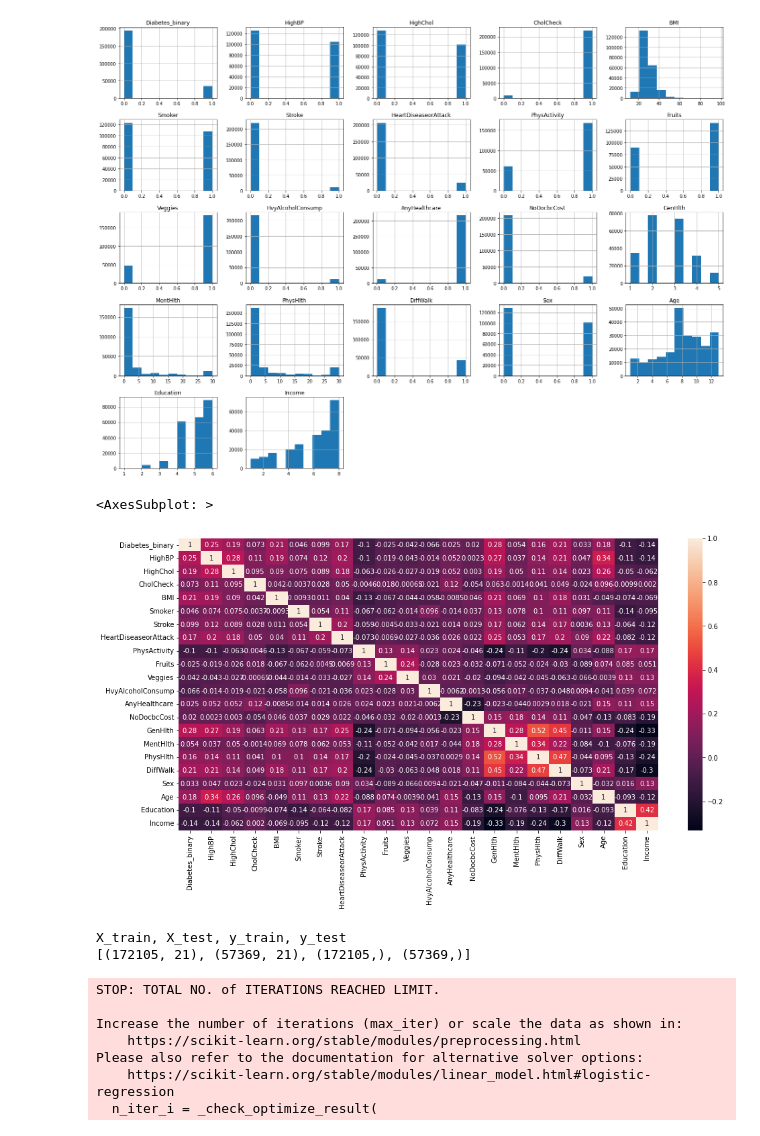
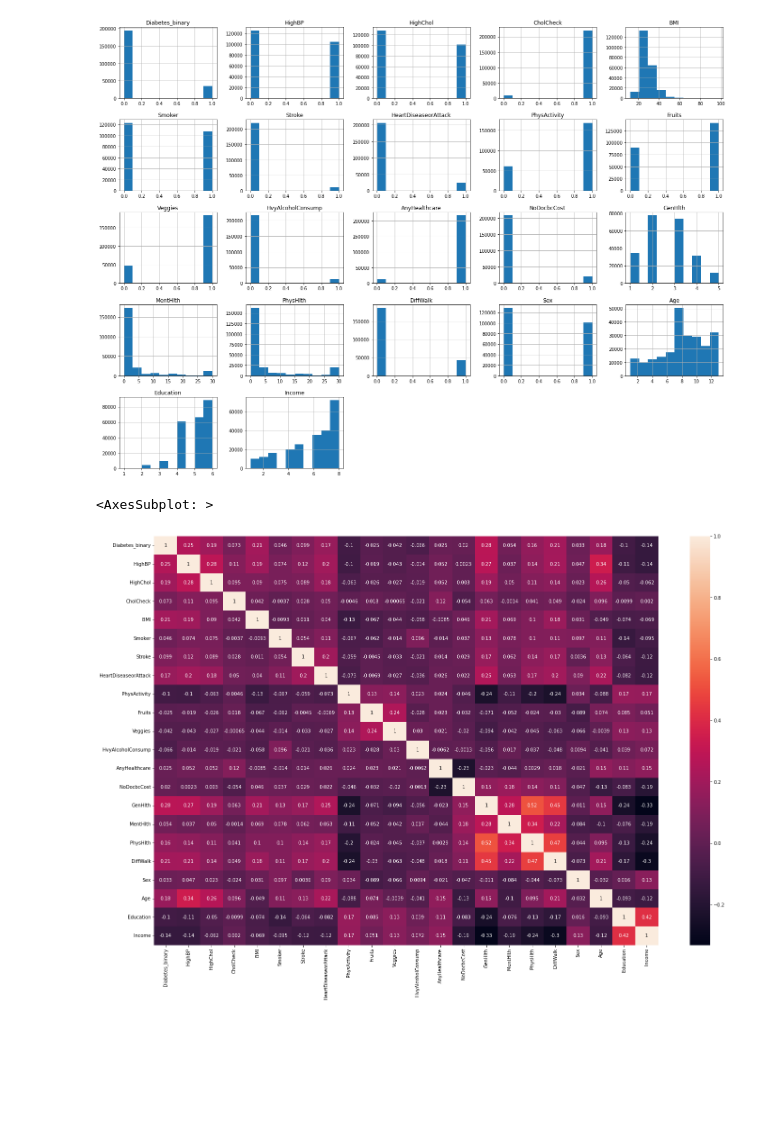
Before and after one commit to dplazau/ironhack-bootcamp, a Jupyter notebook: projects/ironhack-final-project/index.ipynb, the cells around one changed output. Drawn from its saved outputs; the diff is of its cells as text; code cells hidden in the pictures; blank space fills up the shorter version.

```diff
--- a/projects/ironhack-final-project/index.ipynb
+++ b/projects/ironhack-final-project/index.ipynb
@@ -80,0 +73,5 @@ memory usage: 42.6 MB
+# %%
+for col in df.columns:
+    if len(df[col].unique()) == 2:
+        df[col] = df[col].astype(int)
+df.info()
@@ -190,40 +188,8 @@ array([[<AxesSubplot: title={'center': 'Diabetes_binary'}>,
         <AxesSubplot: >, <AxesSubplot: >]], dtype=object)
 [figure]
 # %%
-plt.figure(figsize=(16,8))
+plt.figure(figsize=(24,16))
 sns.heatmap(df.corr(), annot=True)
 # %% [output]
 <AxesSubplot: >
-[figure, old version]
+[figure, new version]
-# %%
-from sklearn.linear_model import LogisticRegression
-X_train, X_test, y_train, y_test = utils.split_data(df, target="Diabetes_binary")
-
-sets = [X_train, X_test, y_train, y_test]
-sets_shape = []
-for set in sets:
-    sets_shape.append(set.shape)
-
-print("X_train, X_test, y_train, y_test")
-print(sets_shape)
-
-# Benchmark models
-models = {
-    "Logistic Regression": LogisticRegression,
-    "K Nearest Neighbors": KNeighborsClassifier
-    }
-
-lst_predictions_per_model = []
-for name, model in models.items():
-    model_prediction = utils.apply_benchmark_model(X_train, X_test, y_train, model)
-    lst_predictions_per_model.append([f"{name}", model_prediction])
-# %% [output]
-X_train, X_test, y_train, y_test
-[(172105, 21), (57369, 21), (172105,), (57369,)]
-STOP: TOTAL NO. of ITERATIONS REACHED LIMIT.
-
-Increase the number of iterations (max_iter) or scale the data as shown in:
-    https://scikit-learn.org/stable/modules/preprocessing.html
-Please also refer to the documentation for alternative solver options:
-    https://scikit-learn.org/stable/modules/linear_model.html#logistic-regression
-  n_iter_i = _check_optimize_result(
```
Also changed, not shown: parts of 20 cells of this notebook, 1 other file.
